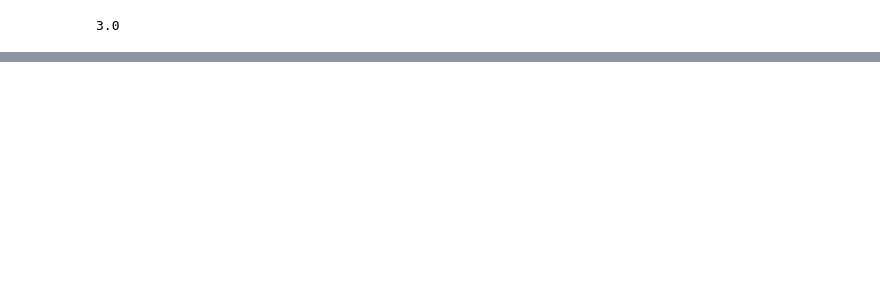
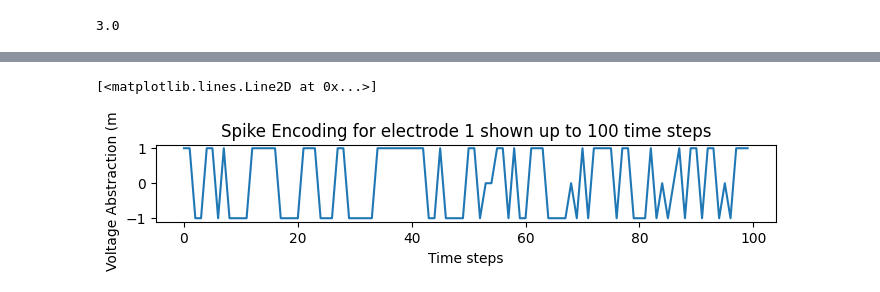
Before and after one commit to sierrajanson/cmpm118, a Jupyter notebook: encode.ipynb, the cells around one changed output, grey strips where cells are left out. Cells and saved outputs as stored; diff of their text form; code cells hidden in the pictures; blank space fills up the shorter version.

```diff
--- a/encode.ipynb
+++ b/encode.ipynb
@@ -120,0 +188,11 @@ plt.show()
+# %%
+fig = plt.figure(facecolor="w", figsize=(8,1))
+graph_num = 111
+ax = fig.add_subplot(graph_num)
+plt.title(f"Spike Encoding for electrode 1 shown up to {time_step} time steps")
+plt.xlabel("Time steps")
+plt.ylabel("Voltage Abstraction (mV)")
+plt.plot(arr[0])
+# %% [output]
+[<matplotlib.lines.Line2D at 0x...>]
+[figure, added]
```
Also changed, not shown: parts of 11 cells of this notebook, 1 other file.
